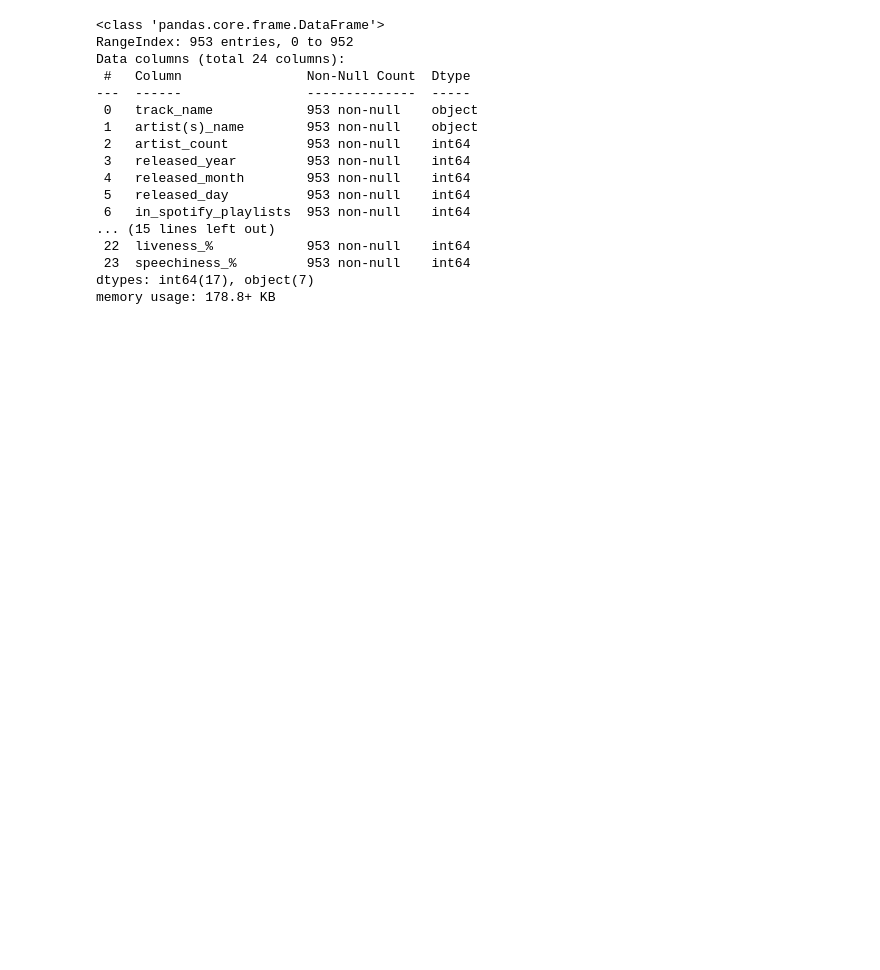
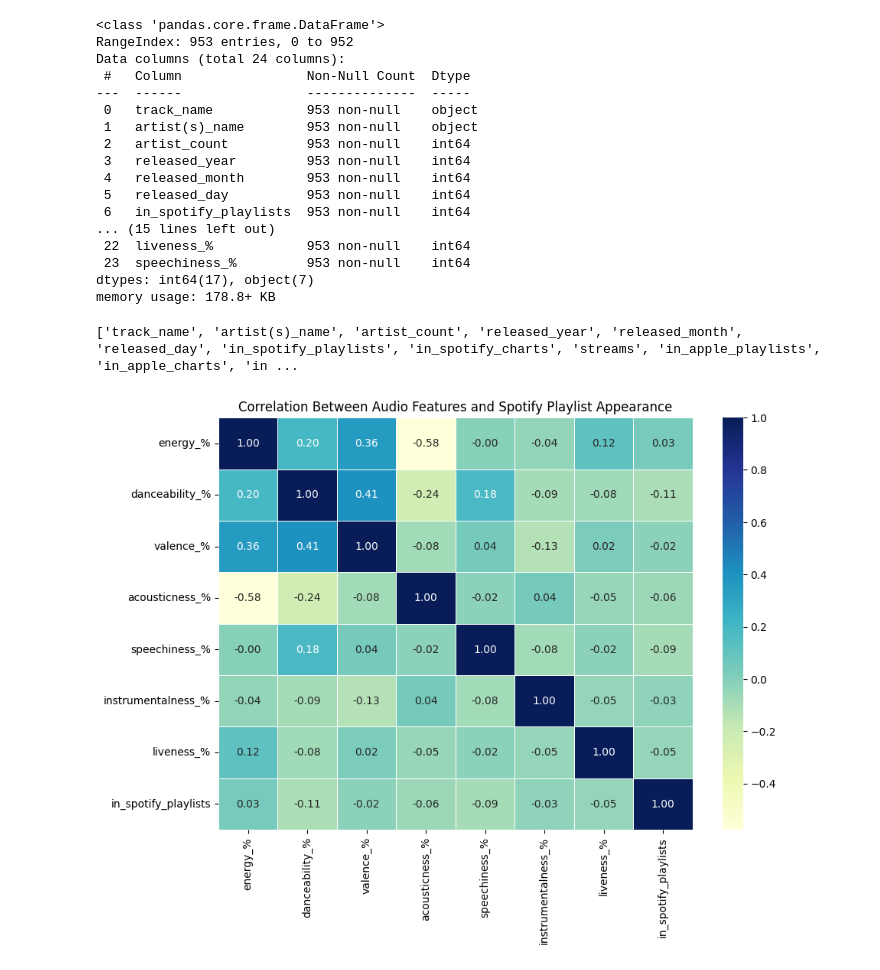
Before and after one commit to Nathanp44/Spotify-dataset-, a Jupyter notebook: this_one.ipynb, the cells around one changed output. Drawn from its saved outputs; the diff is of its cells as text; code cells hidden in the pictures; blank space fills up the shorter version.

```diff
--- a/this_one.ipynb
+++ b/this_one.ipynb
@@ -195,0 +206,25 @@ memory usage: 178.8+ KB
+# %%
+print(spotify_df.columns.tolist())
+# %% [output]
+['track_name', 'artist(s)_name', 'artist_count', 'released_year', 'released_month', 'released_day', 'in_spotify_playlists', 'in_spotify_charts', 'streams', 'in_apple_playlists', 'in_apple_charts', 'in ...
+# %%
+import seaborn as sns
+import matplotlib.pyplot as plt
+
+# Select features
+features = ['energy_%', 'danceability_%', 'valence_%', 'acousticness_%',
+            'speechiness_%', 'instrumentalness_%', 'liveness_%', 'in_spotify_playlists']
+
+# Subset the DataFrame
+subset = spotify_df[features]
+
+# Compute correlation matrix
+corr_matrix = subset.corr()
+
+# Plot the heatmap
+plt.figure(figsize=(10, 7))
+sns.heatmap(corr_matrix, annot=True, cmap='YlGnBu', fmt='.2f', linewidths=0.5)
+plt.title("Correlation Between Audio Features and Spotify Playlist Appearance")
+plt.show()
+# %% [output]
+[figure, added]
```
Also changed, not shown: parts of 28 cells of this notebook.
